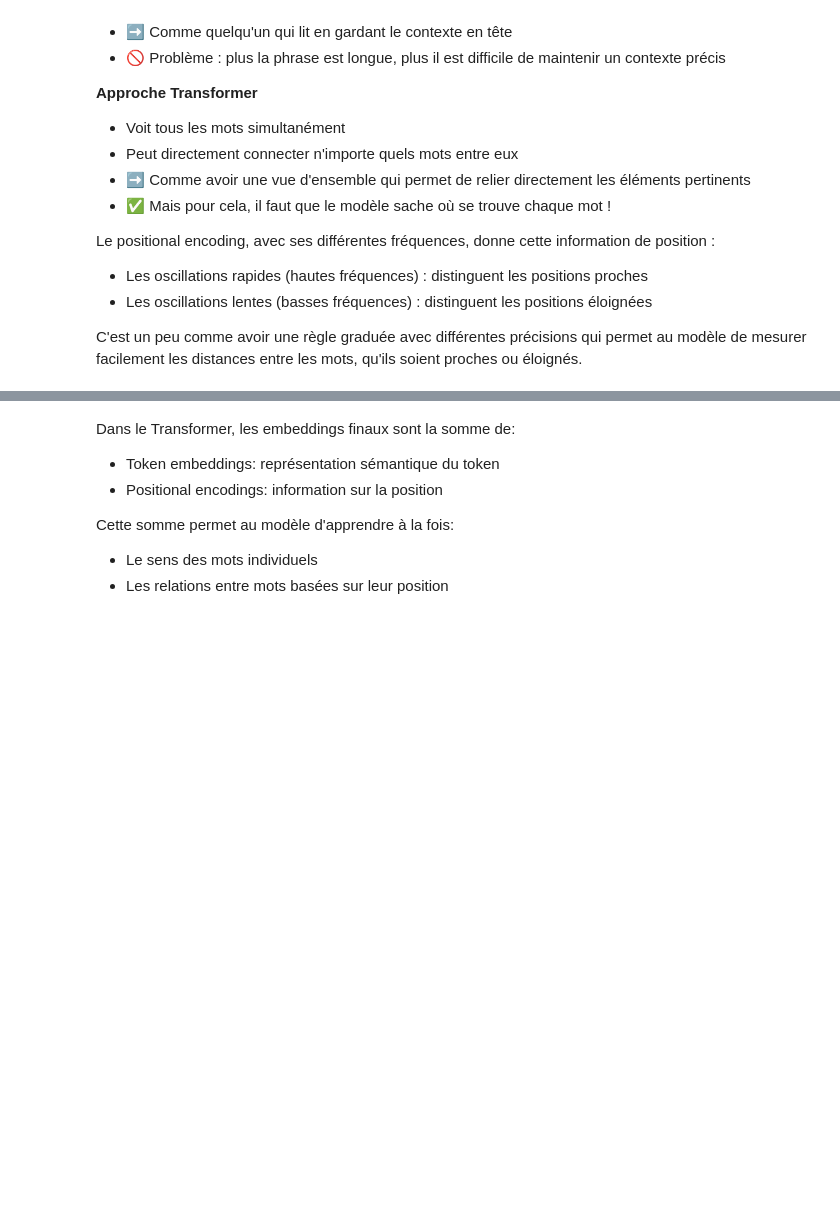
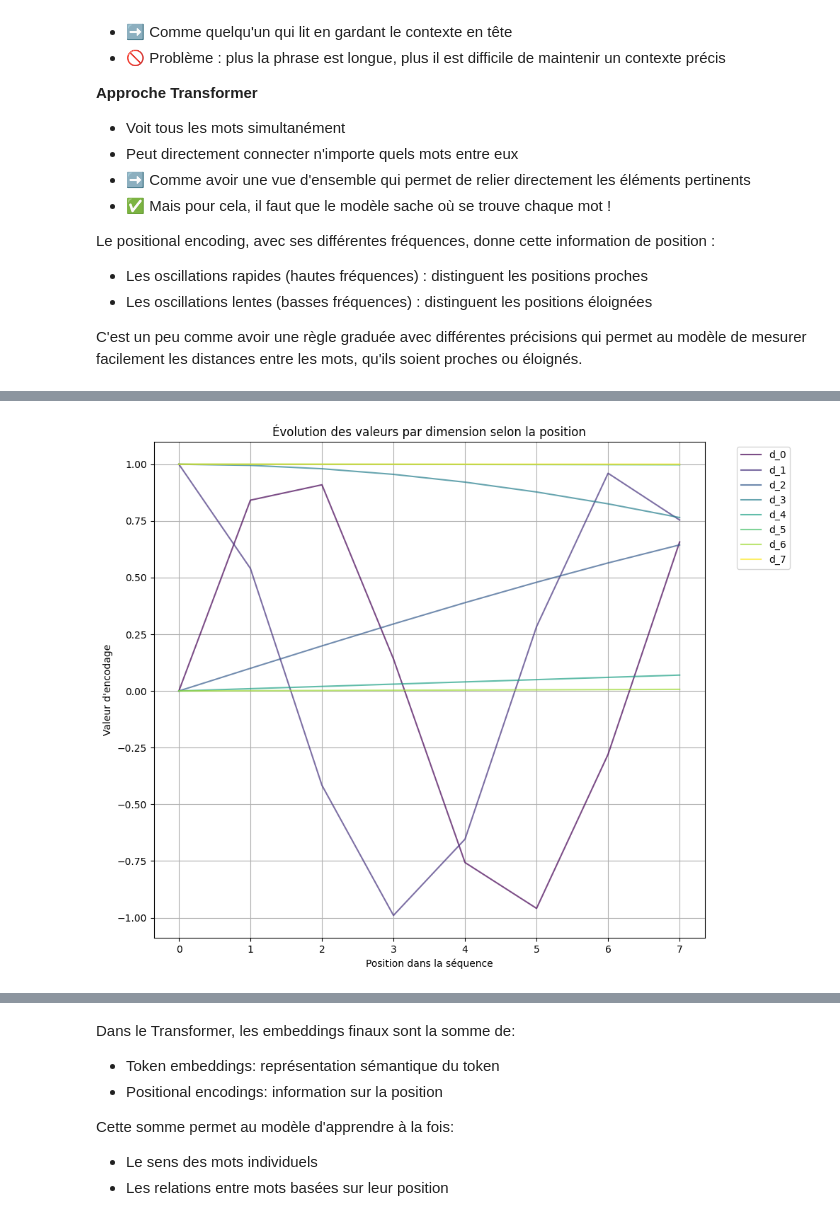
Before and after one commit to NAS2pwn/Transformer, a Jupyter notebook: embeddings.ipynb, the cells around one changed output, grey strips where cells are left out. Cells and saved outputs as stored; diff of their text form; code cells hidden in the pictures; blank space fills up the shorter version.

```diff
--- a/embeddings.ipynb
+++ b/embeddings.ipynb
@@ -304,0 +341,19 @@ plt.show()
+# %%
+# Visualisation de l'évolution sur un repère 2D
+plt.figure(figsize=(10, 8))
+colors = plt.cm.viridis(np.linspace(0, 1, d_model))  # Une couleur par dimension
+max_pos = 8  # On limite aux 8 premières positions
+
+for dim in range(d_model):
+    values = [positional_encoding.pe[0, pos, dim].item() for pos in range(max_pos)]
+    plt.plot(range(max_pos), values, label=f'd_{dim}', color=colors[dim], alpha=0.7)
+
+plt.title("Évolution des valeurs par dimension selon la position")
+plt.xlabel("Position dans la séquence")
+plt.ylabel("Valeur d'encodage")
+plt.grid(True)
+plt.legend(bbox_to_anchor=(1.05, 1), loc='upper left')
+plt.tight_layout()
+plt.show()
+# %% [output]
+[figure, added]
```
Also changed, not shown: parts of 12 cells of this notebook.
